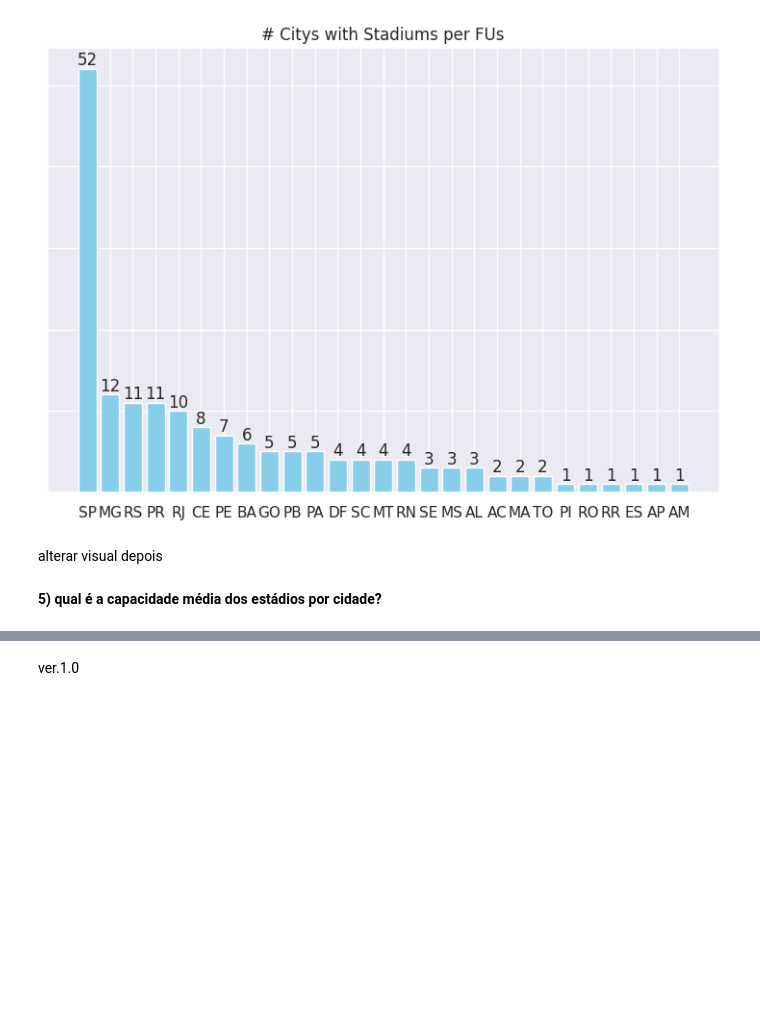
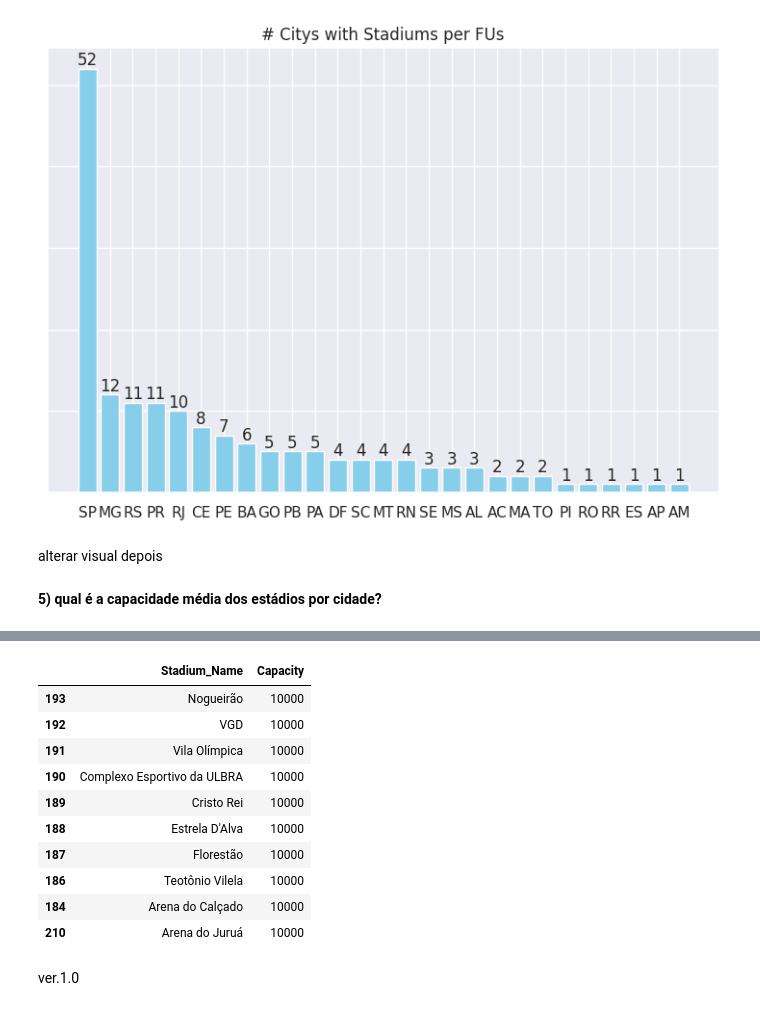
Before and after one commit to PatrickLeal/brazilian-football-stadiums-Data-Transform-Clean-Viz, a Jupyter notebook: brazilian-stadiums-analysis-viz.ipynb, the cells around one changed output, grey strips where cells are left out. Cells and saved outputs as stored; diff of their text form; code cells hidden in the pictures; blank space fills up the shorter version.

```diff
--- a/brazilian-stadiums-analysis-viz.ipynb
+++ b/brazilian-stadiums-analysis-viz.ipynb
@@ -159,2 +201,17 @@ Bottom 10 estádios por capacidade?
+# %%
+stadiums[['Stadium_Name', 'Capacity']].sort_values(by='Capacity', ascending=False).tail(10)\
+                                      .style.background_gradient(cmap=colormap[5])
+# %% [output]
+|  | Stadium_Name | Capacity |
+| 193 | Nogueirão | 10000 |
+| 192 | VGD | 10000 |
+| 191 | Vila Olímpica | 10000 |
+| 190 | Complexo Esportivo da ULBRA | 10000 |
+| 189 | Cristo Rei | 10000 |
+| 188 | Estrela D'Alva | 10000 |
+| 187 | Florestão | 10000 |
+| 186 | Teotônio Vilela | 10000 |
+| 184 | Arena do Calçado | 10000 |
+| 210 | Arena do Juruá | 10000 |
 # %% [markdown]
 ver.1.0
```
Also changed, not shown: parts of 13 cells of this notebook.
